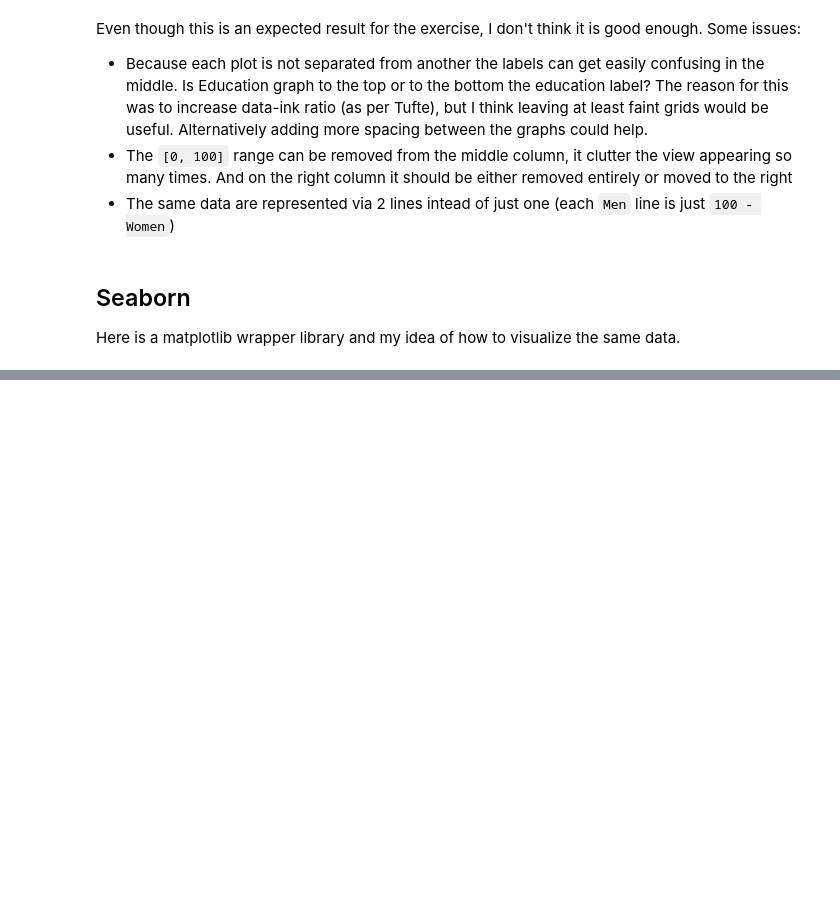
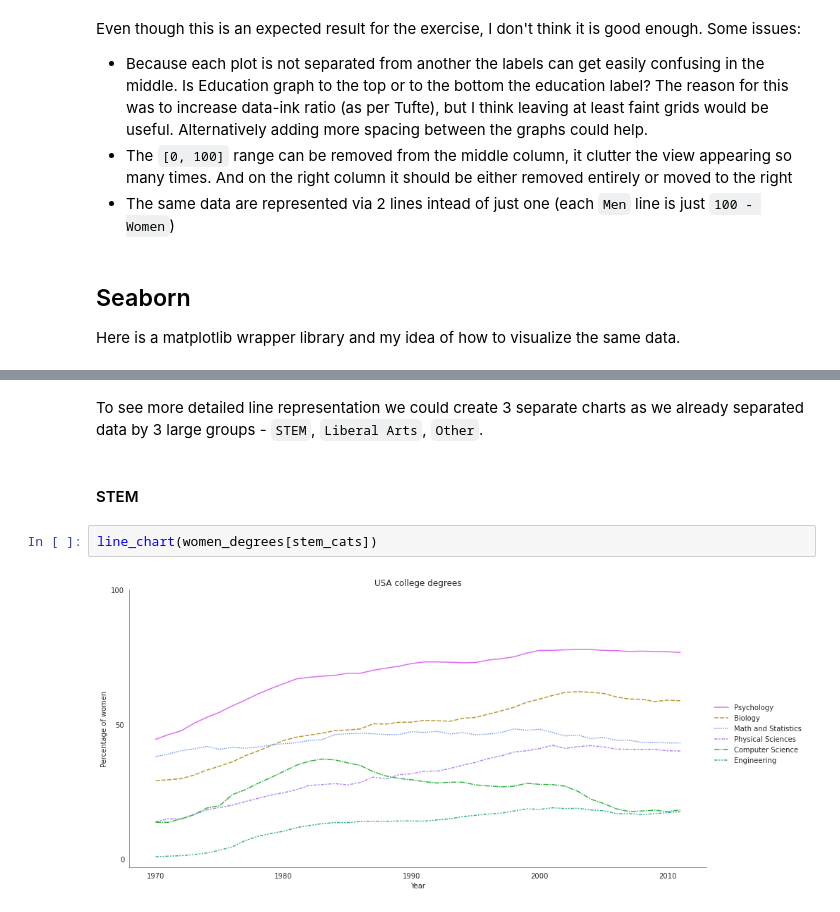
Before and after one commit to EvgeniiaVak/VakarinaDataQuest, a Jupyter notebook: college_majors_ernings/Visualizing The Gender Gap In College Degrees.ipynb, the cells around one changed output, grey strips where cells are left out. Drawn from its saved outputs; the diff is of its cells as text; blank space fills up the shorter version.

```diff
--- a/college_majors_ernings/Visualizing The Gender Gap In College Degrees.ipynb
+++ b/college_majors_ernings/Visualizing The Gender Gap In College Degrees.ipynb
@@ -101,0 +133,8 @@ Here is a matplotlib wrapper library and my idea of how to visualize the same da
+# %% [markdown]
+To see more detailed line representation we could create 3 separate charts as we already separated data by 3 large groups - `STEM`, `Liberal Arts`, `Other`.
+# %% [markdown]
+#### STEM
+# %%
+line_chart(women_degrees[stem_cats])
+# %% [output]
+[figure, added]
```
Also changed, not shown: parts of 15 cells of this notebook, 1 other file.
